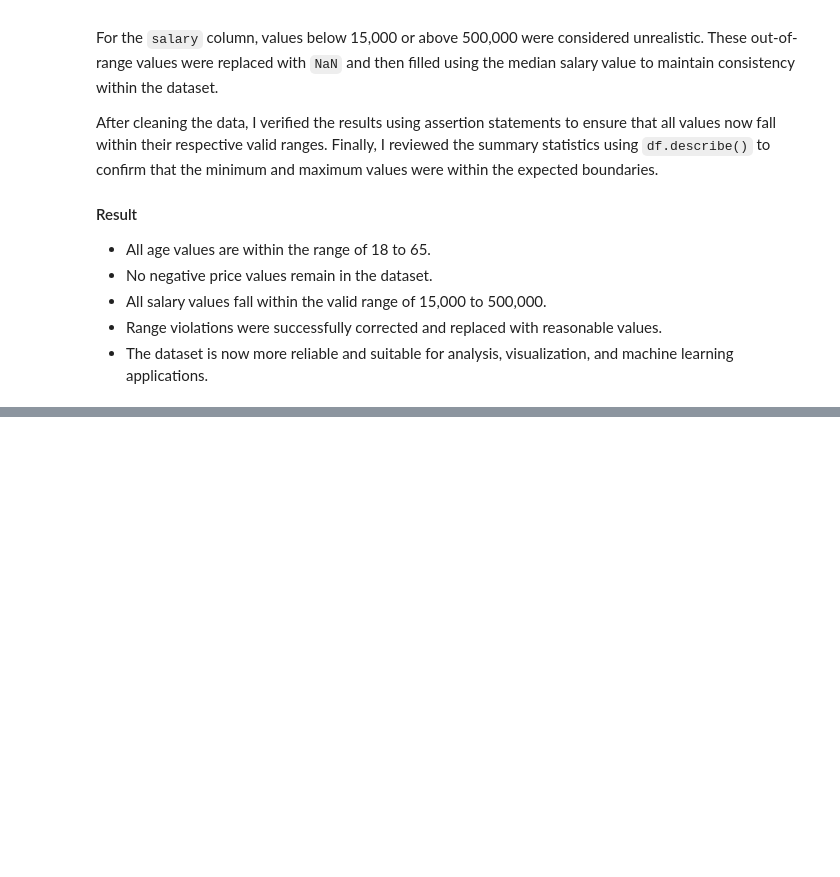
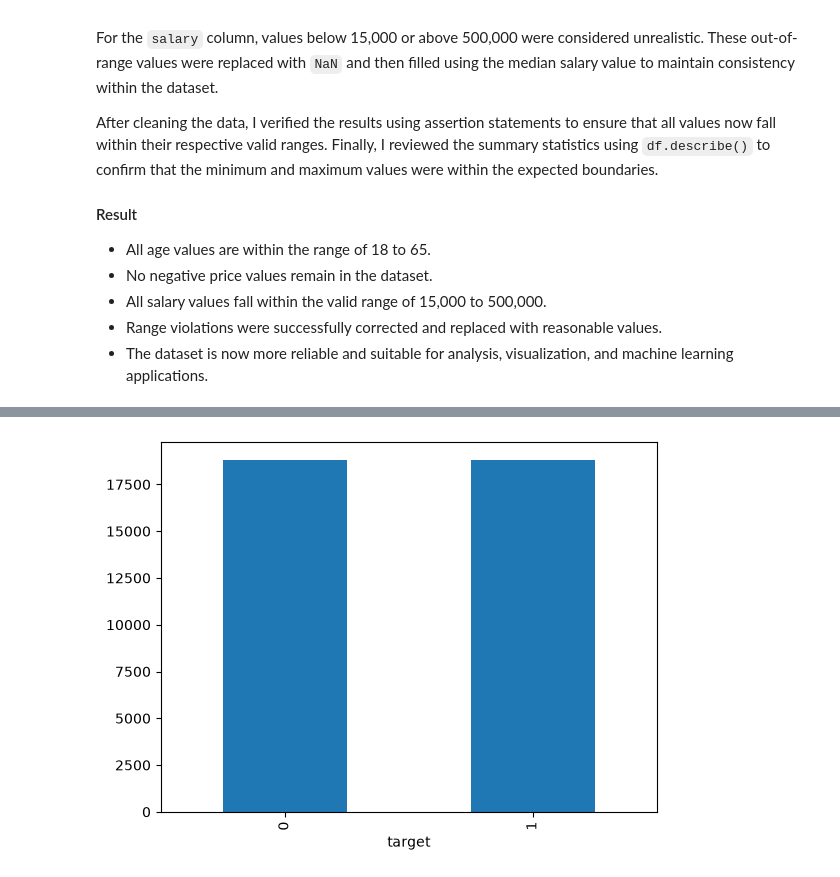
Before and after one commit to Hasib-2005/Assignments-of-AI-ML-Bootcamp, a Jupyter notebook: Assignment_3/Solution.ipynb, the cells around one changed output, grey strips where cells are left out. Drawn from its saved outputs; the diff is of its cells as text; code cells hidden in the pictures; blank space fills up the shorter version.

```diff
--- a/Assignment_3/Solution.ipynb
+++ b/Assignment_3/Solution.ipynb
@@ -799,0 +809,27 @@ After cleaning the data, I verified the results using assertion statements to en
+# %%
+# df_clean['target'].value_counts()
+df_clean['target'].value_counts(normalize=True) # percentage
+
+# df_clean['target'].dtype
+
+# df_clean['target'].value_counts().plot(kind="bar") # for bar chart
+# plt.title("Class Distribution")
+# plt.xlabel("Target Class")
+# plt.ylabel("Count")
+
+# df_clean['target'].value_counts().plot(kind="pie", autopct = '%1.1f%%') # for pie chart
+
+
+# plt.show()
+
+ros = RandomOverSampler(random_state=42)
+
+X_res, y_res = ros.fit_resample(
+    df_clean.drop('target', axis=1),
+    df_clean['target']
+)
+
+pd.Series(y_res).value_counts().plot(kind='bar')
+plt.show() # now equal height
+# %% [output]
+[figure, added]
```
Also changed, not shown: parts of 3 cells of this notebook.
